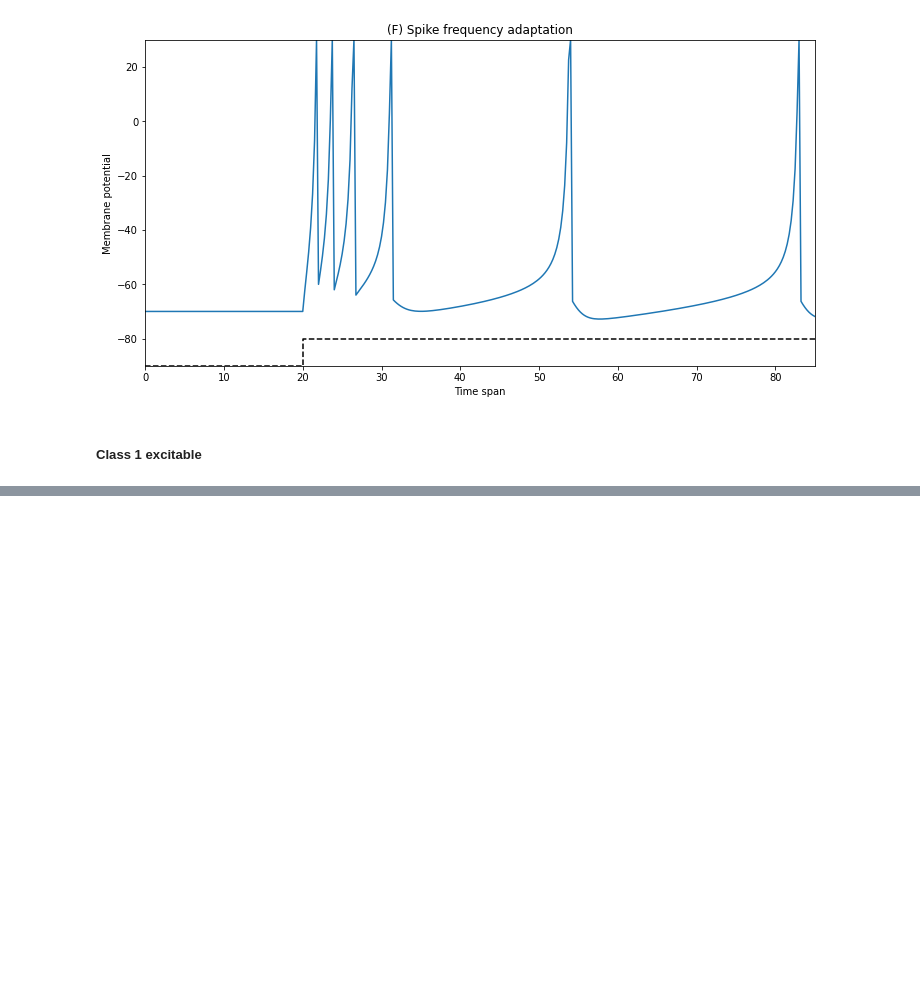
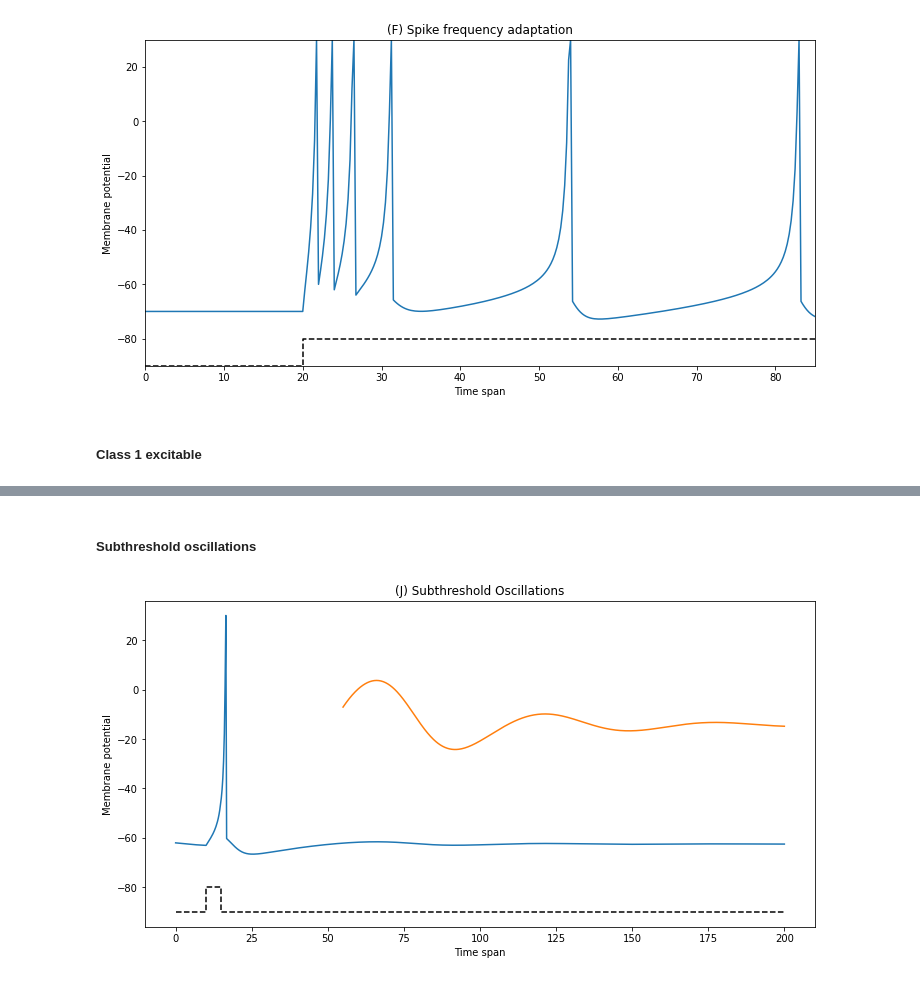
Before and after one commit to francescapoli98/computational-neuroscience, a Jupyter notebook: LAB1/assignment 1/spiking_neurons.ipynb, the cells around one changed output, grey strips where cells are left out. Saved outputs shown, nothing was run; the diff lists cells and outputs as text; code cells hidden in the pictures; blank space fills up the shorter version.

```diff
--- a/LAB1/assignment 1/spiking_neurons.ipynb
+++ b/LAB1/assignment 1/spiking_neurons.ipynb
@@ -163,16 +210,26 @@ izhi.plotting(VV, uu, feature_name) #plotting(tspan,T1,VV,uu,feature_name)
+# %% [markdown]
+##### Subthreshold oscillations
 # %%
-params['a']=0.02
-params['b']=-0.1
-params['c']=-55
-params['d']=6
-params['V']=-60
-params['i']=0.075
+params['a']=0.05
+params['b']=0.26
+params['c']=-60
+params['d']=0
+params['V']=-62
+params['tau']=0.25
+params['i']=2
 
-tspan = np.arange(0, 300 + params["tau"], params["tau"])  # Time span
-T1 = 30  # Time after which the input current changes
+params['additional']=5
 
-#VV, uu = simulation(tspan,T1,**params)
-VV, uu = izhi.simulation(tspan, T1, **params)
 
-feature_name="(G) Class 1 excitable"
-izhi.plotting(VV, uu, feature_name) #plotting(tspan,T1,VV,uu,feature_name)
+tspan = np.arange(0, 200 + params["tau"], params["tau"])
+
+
+izhi = Izhikievich(tspan, T1, **params)
+
+VV, uu = izhi.simulation_and()
+
+feature_name="(J) Subthreshold Oscillations"
+setattr(izhi, 'zoom', 'True')
+izhi.plot2(VV, uu, II, feature_name)
+# %% [output]
+[figure, added]
```
Also changed, not shown: parts of 7 cells of this notebook, 18 other files.
